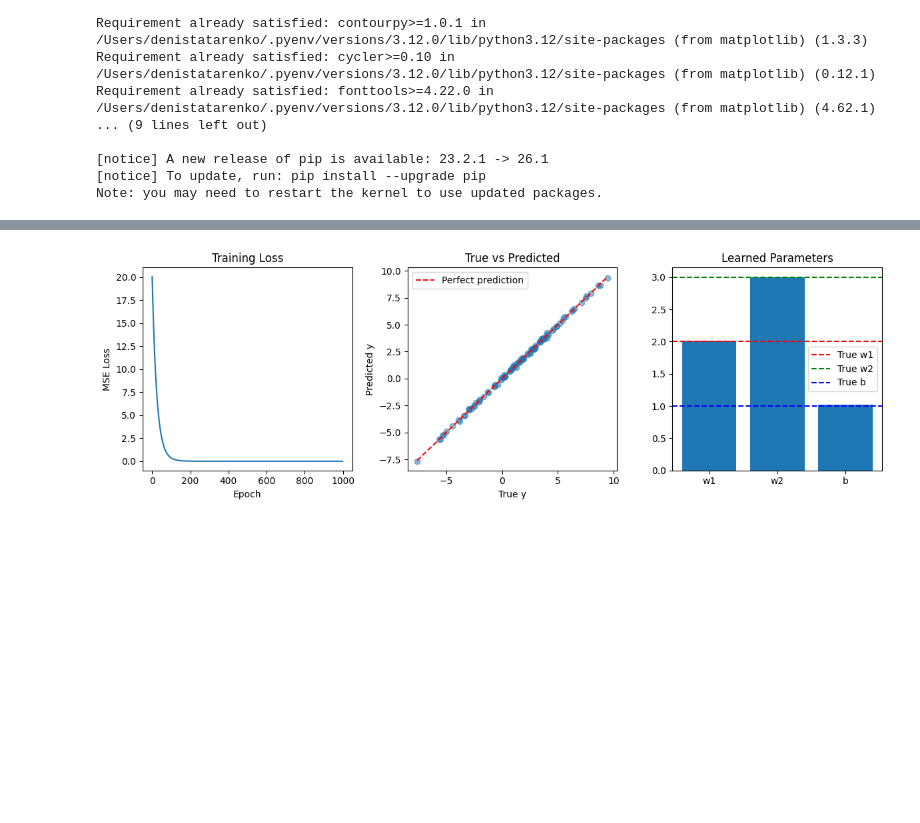
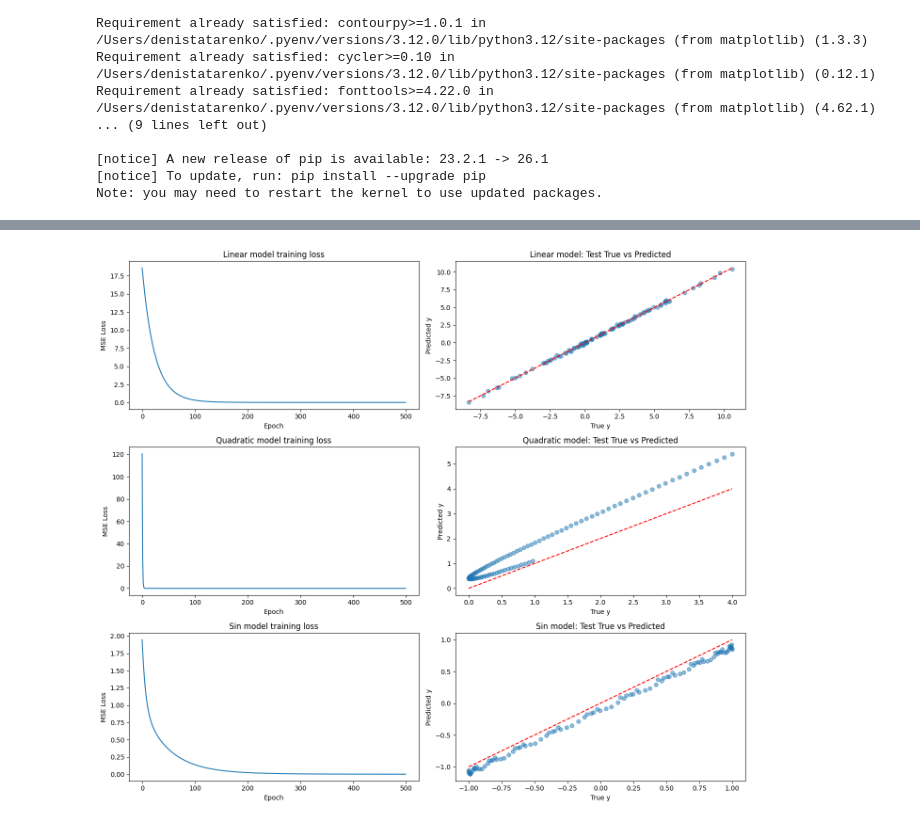
Before and after one commit to lebeker/ML0, a Jupyter notebook: 0_perceptron.ipynb, the cells around one changed output, grey strips where cells are left out. Cells and saved outputs as stored; diff of their text form; code cells hidden in the pictures; blank space fills up the shorter version.

Commit message:
fix: update 0_perceptron with more visible examples

```diff
--- a/0_perceptron.ipynb
+++ b/0_perceptron.ipynb
@@ -98,9 +161,16 @@ class Perceptron(nn.Module):
     def forward(self, x):
         return self.linear(x)
 
-# 3. Initialize model, loss, and optimizer
-model = Perceptron(input_size=2)
+# 3. Initialize models, loss, and optimizers
+datasets = [
+    ("linear", X_train, y_train, X_test, y_test),
+    ("quadratic", X2_train, y2_train, X2_test, y2_test),
+    ("sin", X3_train, y3_train, X3_test, y3_test),
+]
+
+models = [Perceptron(input_size=2) for _ in datasets]
+
+optimizers = [optim.SGD(model.parameters(), lr=0.01) for model in models]
 criterion = nn.MSELoss()  # Mean Squared Error for regression
-optimizer = optim.SGD(model.parameters(), lr=0.01)
 # %%
 # 4. Training loop
@@ -148,41 +225,49 @@ Learned close to true values: weights tensor([2.0097, 2.9986]), bias 1.0209
 # %%
 # 5. Visualize the results
-plt.figure(figsize=(12, 4))
+plt.figure(figsize=(14, 12))
 
-# Plot loss over time
-plt.subplot(1, 3, 1)
-plt.plot(losses)
-plt.title('Training Loss')
-plt.xlabel('Epoch')
-plt.ylabel('MSE Loss')
+for idx, (name, X_train, y_train, X_test, y_test) in enumerate(datasets, start=1):
+    plt.subplot(3, 2, 2 * idx - 1)
+    plt.plot(losses[name])
+    plt.title(f"{name.capitalize()} model training loss")
+    plt.xlabel('Epoch')
+    plt.ylabel('MSE Loss')
 
-# Plot true vs predicted
-plt.subplot(1, 3, 2)
-with torch.no_grad():
-    pred = model(X).squeeze()
-plt.scatter(y.numpy(), pred.numpy(), alpha=0.5)
-plt.plot([y.min(), y.max()], [y.min(), y.max()], 'r--', label='Perfect prediction')
-plt.xlabel('True y')
-plt.ylabel('Predicted y')
-plt.title('True vs Predicted')
-plt.legend()
-
-# Plot weight convergence
-plt.subplot(1, 3, 3)
-weight_history = []
-bias_history = []
-for epoch in range(0, epochs, 10):  # Sample every 10 epochs
-    # This is a simplified version - in practice, you'd log during training
-    pass
-# For demonstration, just show final values
-plt.bar(['w1', 'w2', 'b'], [model.linear.weight.data[0,0].item(), model.linear.weight.data[0,1].item(), model.linear.bias.data.item()])
-plt.axhline(y=true_weights[0].item(), color='r', linestyle='--', label='True w1')
-plt.axhline(y=true_weights[1].item(), color='g', linestyle='--', label='True w2')
-plt.axhline(y=true_bias, color='b', linestyle='--', label='True b')
-plt.title('Learned Parameters')
-plt.legend()
+    plt.subplot(3, 2, 2 * idx)
+    with torch.no_grad():
+        pred = models[idx - 1](X_test).squeeze()
+    plt.scatter(y_test.numpy(), pred.numpy(), alpha=0.5)
+    plt.plot([y_test.min(), y_test.max()], [y_test.min(), y_test.max()], 'r--')
+    plt.xlabel('True y')
+    plt.ylabel('Predicted y')
+    plt.title(f"{name.capitalize()} model: Test True vs Predicted")
 
 plt.tight_layout()
 plt.show()
+
+plt.figure(figsize=(12, 12))
+for idx, (name, _, _, X_test, y_test) in enumerate(datasets, start=1):
+    plt.subplot(3, 1, idx)
+    with torch.no_grad():
+        pred = models[idx - 1](X_test).squeeze().numpy()
+    y_np = y_test.numpy()
+
+    if name == 'linear':
+        x_axis = torch.arange(len(y_test)).numpy()
+        plt.plot(x_axis, y_np, label='target', alpha=0.7)
+        plt.scatter(x_axis, pred, label='predicted', alpha=0.7)
+    else:
+        x_axis = X_test[:, 0].numpy()
+        order = x_axis.argsort()
+        plt.plot(x_axis[order], y_np[order], label='target', alpha=0.7)
+        plt.scatter(x_axis[order], pred[order], label='predicted', alpha=0.6, s=15)
+
+    plt.title(f"{name.capitalize()} model: test target vs predicted")
+    plt.xlabel('input')
+    plt.ylabel('y')
+    plt.legend()
+
+plt.tight_layout()
+plt.show()
 # %% [output]
-[figure, old version]
+[figure, new version]
```
Also changed, not shown: parts of 4 cells of this notebook.
